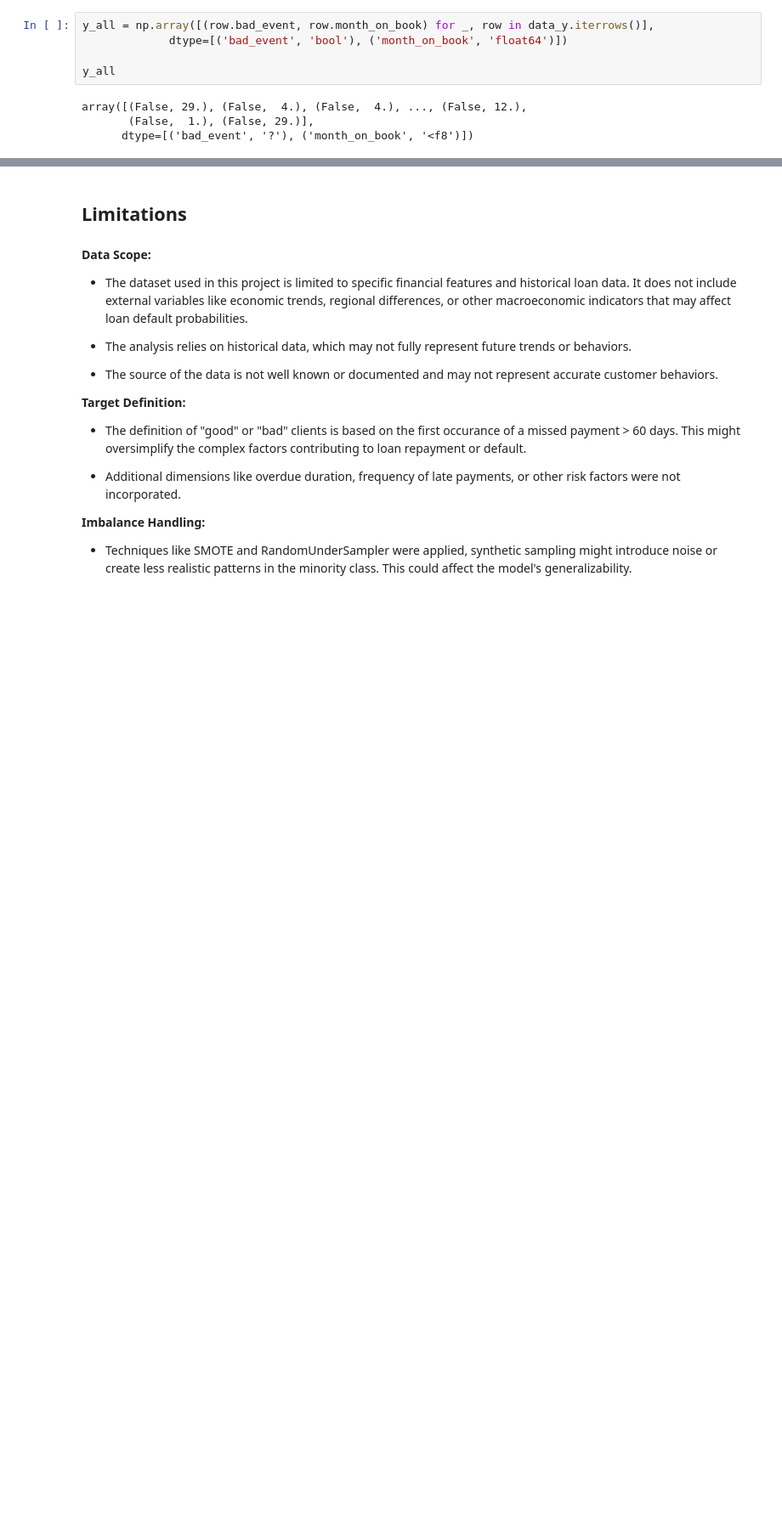
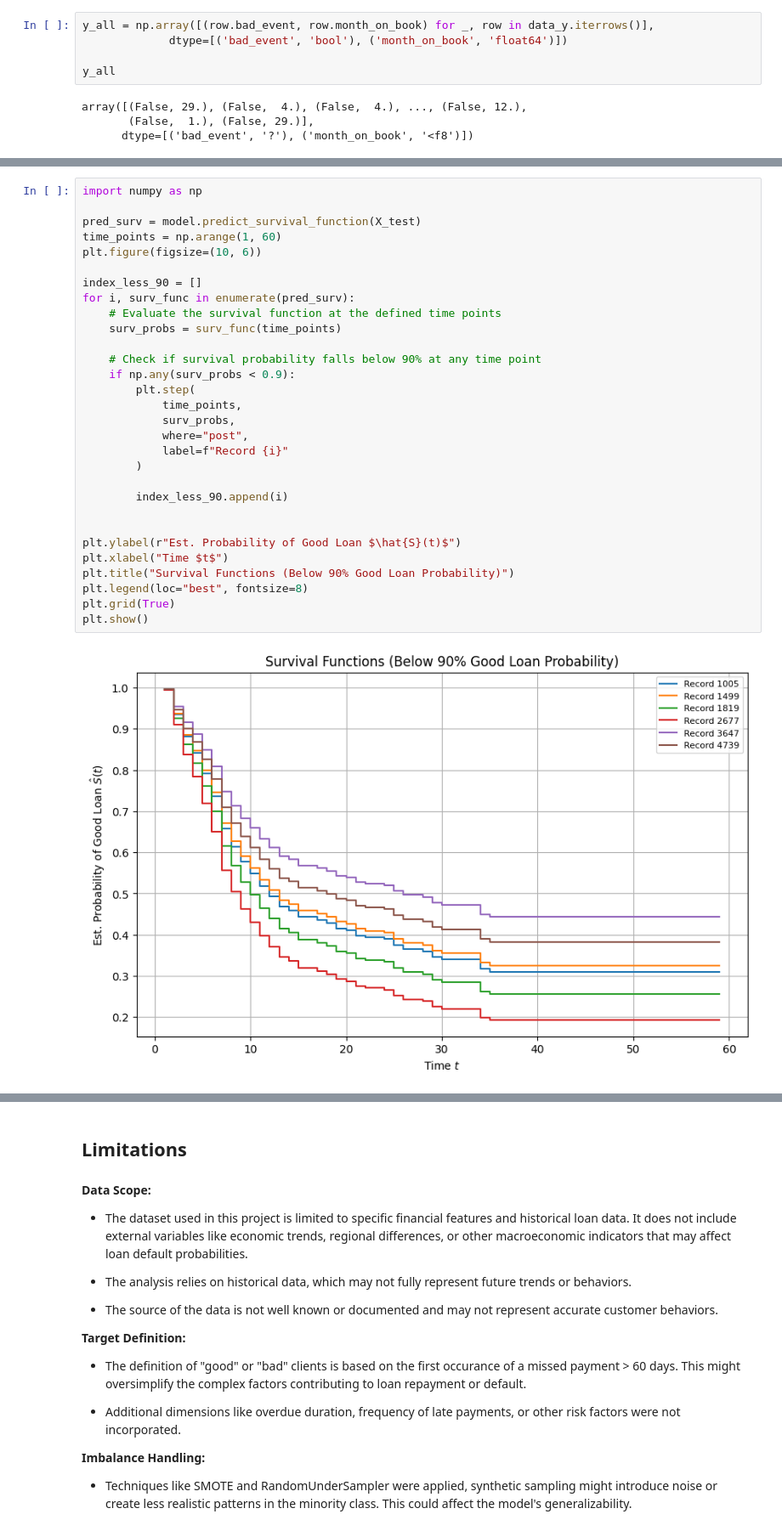
Before and after one commit to jaelar0/ml_credit_project, a Jupyter notebook: final_project.ipynb, the cells around one changed output, grey strips where cells are left out. Shown at 85% size. Cells and saved outputs as stored; diff of their text form; blank space fills up the shorter version.

```diff
--- a/final_project.ipynb
+++ b/final_project.ipynb
@@ -1120 +1096,33 @@ owns_car               0.501982
 dtype: float64
+# %%
+import numpy as np
+
+pred_surv = model.predict_survival_function(X_test)
+time_points = np.arange(1, 60)
+plt.figure(figsize=(10, 6))
+
+index_less_90 = []
+for i, surv_func in enumerate(pred_surv):
+    # Evaluate the survival function at the defined time points
+    surv_probs = surv_func(time_points)
+
+    # Check if survival probability falls below 90% at any time point
+    if np.any(surv_probs < 0.9):
+        plt.step(
+            time_points,
+            surv_probs,
+            where="post",
+            label=f"Record {i}"
+        )
+
+        index_less_90.append(i)
+
+
+plt.ylabel(r"Est. Probability of Good Loan $\hat{S}(t)$")
+plt.xlabel("Time $t$")
+plt.title("Survival Functions (Below 90% Good Loan Probability)")
+plt.legend(loc="best", fontsize=8)
+plt.grid(True)
+plt.show()
+# %% [output]
+[figure, added]
```
Also changed, not shown: parts of 15 cells of this notebook.
